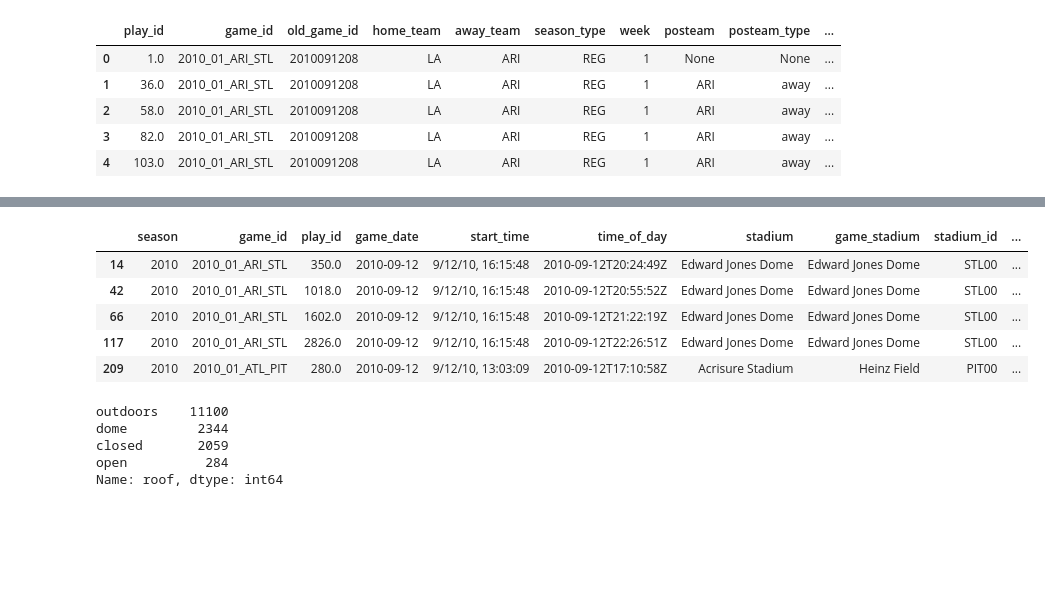
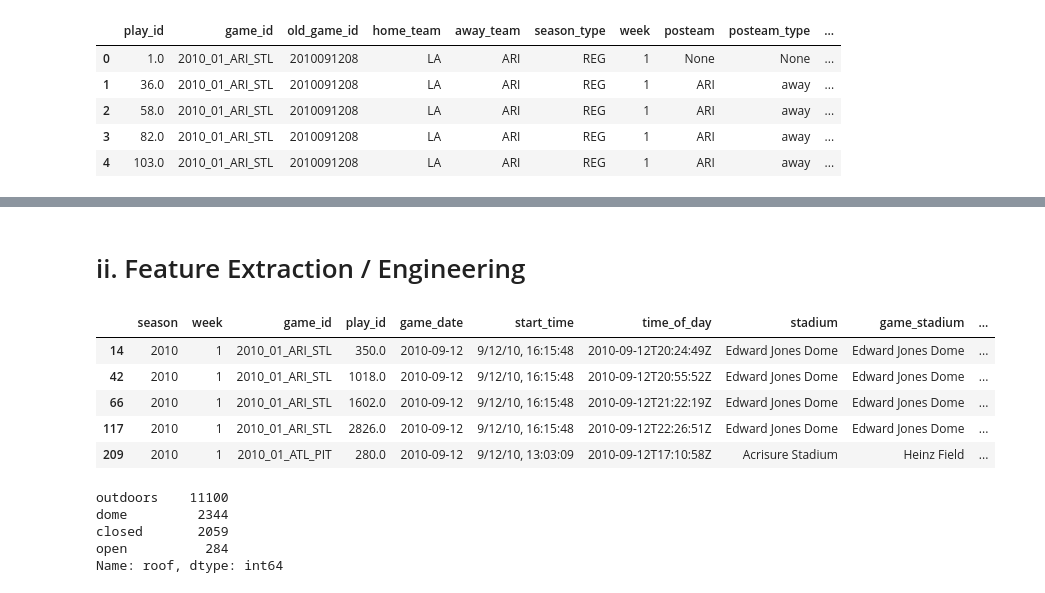
Before and after one commit to lneuendorf/nfl-field-goal-model, a Jupyter notebook: notebooks/1_feature_engineering.ipynb, the cells around one changed output, grey strips where cells are left out. Cells and saved outputs as stored; diff of their text form; code cells hidden in the pictures; blank space fills up the shorter version.

```diff
--- a/notebooks/1_feature_engineering.ipynb
+++ b/notebooks/1_feature_engineering.ipynb
@@ -76,6 +149,14 @@ Total rows: 721,564
+# %% [markdown]
+# ii. Feature Extraction / Engineering
+# %%
+# Forward fill the time of day for each game, then backfill to ensure all plays have a time of day
+pbp_data = pbp_data.sort_values(['game_id', 'play_id'])
+pbp_data['time_of_day'] = pbp_data.groupby('game_id')['time_of_day'].ffill()
+pbp_data['time_of_day'] = pbp_data.groupby('game_id')['time_of_day'].bfill()
 # %%
 final_cols = [
     'season',
+    'week',
     'game_id',
     'play_id',
     'game_date',
@@ -91,6 +172,7 @@ final_cols = [
     'temp',
     'wind',
     'season_type',
+    'home_team',
     'posteam',
     'defteam',
     'kicker_player_name',
@@ -101,39 +183,39 @@ final_cols = [
     'game_seconds_remaining',
     'posteam_score',
     'defteam_score',
     'score_differential',
     'iced_kicker',
     'field_goal_result',
 ]
 
 fg_data = (
     pbp_data
     .sort_values(by=['game_id', 'play_id'])
     .assign(
         prev_row_game_id=lambda x: x.game_id.shift(1),
         prev_row_timeout_called=lambda x: x.timeout.shift(1),
         prev_row_timeout_team=lambda x: x.timeout_team.shift(1),
     )
     .assign(
         iced_kicker=lambda x: (
             (x.prev_row_game_id == x.game_id) &
             (x.prev_row_timeout_called == True) &
             (x.prev_row_timeout_team != x.posteam) &
             (x.prev_row_timeout_team.notnull() & x.prev_row_timeout_team != '')
         )
     )
     .query('field_goal_attempt==1')
     [final_cols]
 )
 
 fg_data.head()
 # %% [output]
-|  | season | game_id | play_id | game_date | start_time | time_of_day | stadium | game_stadium | stadium_id | ... |
-| 14 | 2010 | 2010_01_ARI_STL | 350.0 | 2010-09-12 | 9/12/10, 16:15:48 | 2010-09-12T20:24:49Z | Edward Jones Dome | Edward Jones Dome | STL00 | ... |
-| 42 | 2010 | 2010_01_ARI_STL | 1018.0 | 2010-09-12 | 9/12/10, 16:15:48 | 2010-09-12T20:55:52Z | Edward Jones Dome | Edward Jones Dome | STL00 | ... |
-| 66 | 2010 | 2010_01_ARI_STL | 1602.0 | 2010-09-12 | 9/12/10, 16:15:48 | 2010-09-12T21:22:19Z | Edward Jones Dome | Edward Jones Dome | STL00 | ... |
-| 117 | 2010 | 2010_01_ARI_STL | 2826.0 | 2010-09-12 | 9/12/10, 16:15:48 | 2010-09-12T22:26:51Z | Edward Jones Dome | Edward Jones Dome | STL00 | ... |
-| 209 | 2010 | 2010_01_ATL_PIT | 280.0 | 2010-09-12 | 9/12/10, 13:03:09 | 2010-09-12T17:10:58Z | Acrisure Stadium | Heinz Field | PIT00 | ... |
+|  | season | week | game_id | play_id | game_date | start_time | time_of_day | stadium | game_stadium | ... |
+| 14 | 2010 | 1 | 2010_01_ARI_STL | 350.0 | 2010-09-12 | 9/12/10, 16:15:48 | 2010-09-12T20:24:49Z | Edward Jones Dome | Edward Jones Dome | ... |
+| 42 | 2010 | 1 | 2010_01_ARI_STL | 1018.0 | 2010-09-12 | 9/12/10, 16:15:48 | 2010-09-12T20:55:52Z | Edward Jones Dome | Edward Jones Dome | ... |
+| 66 | 2010 | 1 | 2010_01_ARI_STL | 1602.0 | 2010-09-12 | 9/12/10, 16:15:48 | 2010-09-12T21:22:19Z | Edward Jones Dome | Edward Jones Dome | ... |
+| 117 | 2010 | 1 | 2010_01_ARI_STL | 2826.0 | 2010-09-12 | 9/12/10, 16:15:48 | 2010-09-12T22:26:51Z | Edward Jones Dome | Edward Jones Dome | ... |
+| 209 | 2010 | 1 | 2010_01_ATL_PIT | 280.0 | 2010-09-12 | 9/12/10, 13:03:09 | 2010-09-12T17:10:58Z | Acrisure Stadium | Heinz Field | ... |
 # %%
 fg_data.roof.value_counts()
 # %% [output]
```
Also changed, not shown: parts of 13 cells of this notebook.
